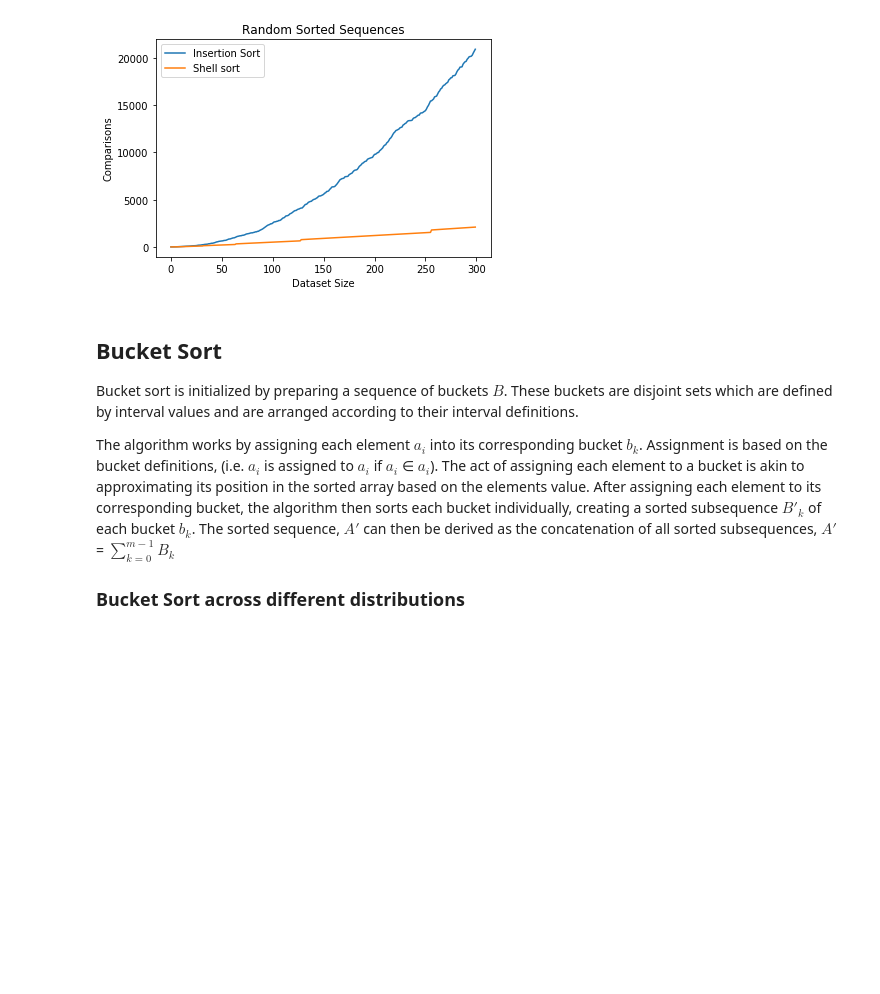
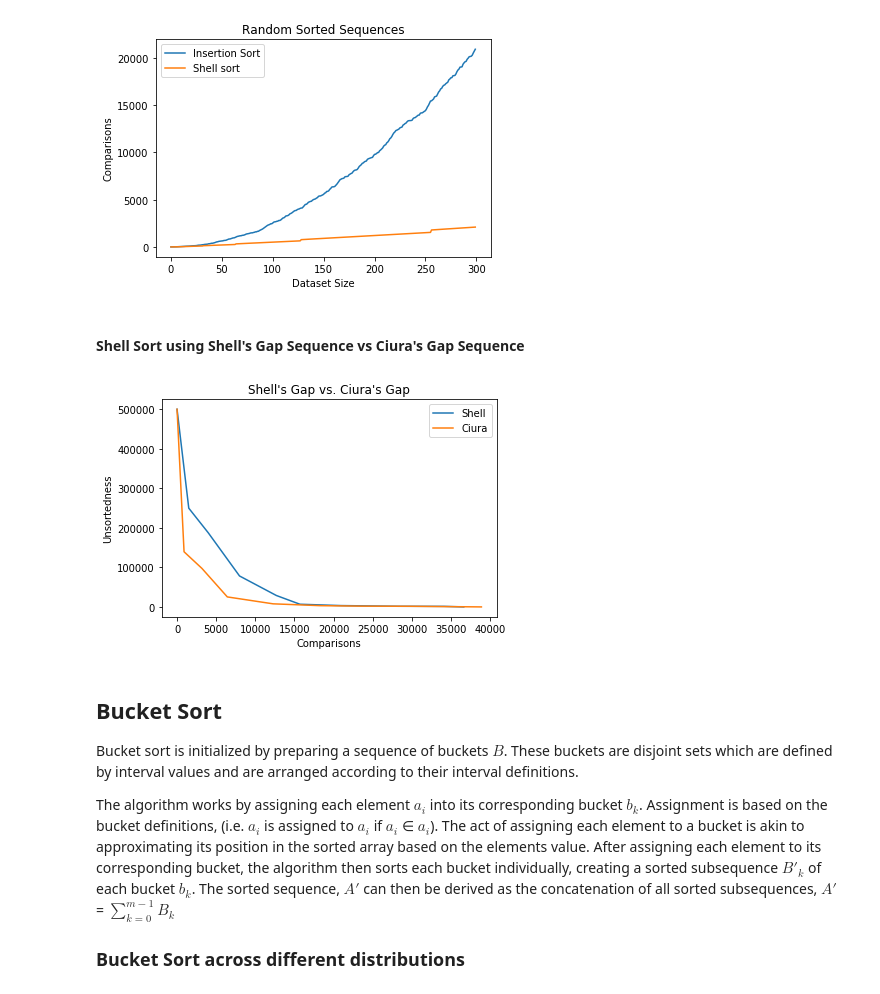
Before and after one commit to gmlunesa/visualgorithm, a Jupyter notebook: visualgorithm.ipynb, the cells around one changed output. Saved outputs shown, nothing was run; the diff lists cells and outputs as text; code cells hidden in the pictures; blank space fills up the shorter version.

Commit message:
Added graphs for ciura vs shell gap sequences

```diff
--- a/visualgorithm.ipynb
+++ b/visualgorithm.ipynb
@@ -34,7 +34,12 @@ def initArrays():
         for line in file_ac:
             avgCaseArray.append(int(line))
 
-    return bestCaseArray, worstCaseArray, avgCaseArray
+    with open('reverse1000.txt') as file_r1000:
+        reverse1000 = []
+        for line in file_r1000:
+            reverse1000.append(int(line))
+
+    return bestCaseArray, worstCaseArray, avgCaseArray, reverse1000
 # %%
 dataArrays = initArrays()
 
@@ -180,16 +185,18 @@ def shell_sort(data, gapSequence):
     swapSumSS = 0
 
     for gap in gapSequence:
-#         unsortedness.append(get_unsortedness(data))
-#         comparisons.append(comparisonSumSS)
+        unsortedness.append(get_unsortedness(data))
+        comparisons.append(comparisonSumSS)
 
         # Subroutine call
         insertionSortResult = insertion_subroutine(data, gap)
         comparisonSumSS = comparisonSumSS + insertionSortResult[1]
         swapSumSS = swapSumSS + insertionSortResult[2]
 
+    comparisons.append(comparisonSumSS)
+    unsortedness.append(0)
 
-    return data, comparisonSumSS, swapSumSS
+    return data, comparisonSumSS, swapSumSS, unsortedness, comparisons
 
 def insertion_subroutine(data, gap):
     comparisons = 0
@@ -475,6 +482,45 @@ insertion_vs_shell()
 [figure]
 True
 [figure]
+# %% [markdown]
+#### Shell Sort using Shell's Gap Sequence vs Ciura's Gap Sequence
+# %%
+import matplotlib.pyplot as plt
+
+def shell_vs_ciura():
+
+    test_case_shell = initArrays()[3]
+    test_case_ciura = initArrays()[3]
+
+    comparisons_x_shell = []
+    comparisons_x_ciura = []
+
+    unsortedness_y_shell = []
+    unsortedness_y_ciura = []
+
+    #     return data, comparisonSumSS, swapSumSS, unsortedness, comparisons
+
+    shell_result = shell_sort(test_case_shell,  shell_gap_seq(len(test_case_shell)))
+    comparisons_x_shell = shell_result[4]
+    unsortedness_y_shell = shell_result[3]
+
+    ciura_result = shell_sort(test_case_ciura, ciura_gap_seq(len(test_case_ciura)))
+    comparisons_x_ciura = ciura_result[4]
+    unsortedness_y_ciura = ciura_result[3]
+
+
+    plt.title("Shell's Gap vs. Ciura's Gap")
+    plt.plot(comparisons_x_shell, unsortedness_y_shell)
+    plt.plot(comparisons_x_ciura, unsortedness_y_ciura)
+    plt.xlabel('Comparisons')
+    plt.ylabel('Unsortedness')
+
+    plt.legend(['Shell','Ciura'], loc='upper right')
+    plt.show()
+
+shell_vs_ciura()
+# %% [output]
+[figure, added]
 # %% [markdown]
 ## Bucket Sort
 
```
Also changed, not shown: parts of 7 cells of this notebook, 1 other file.
